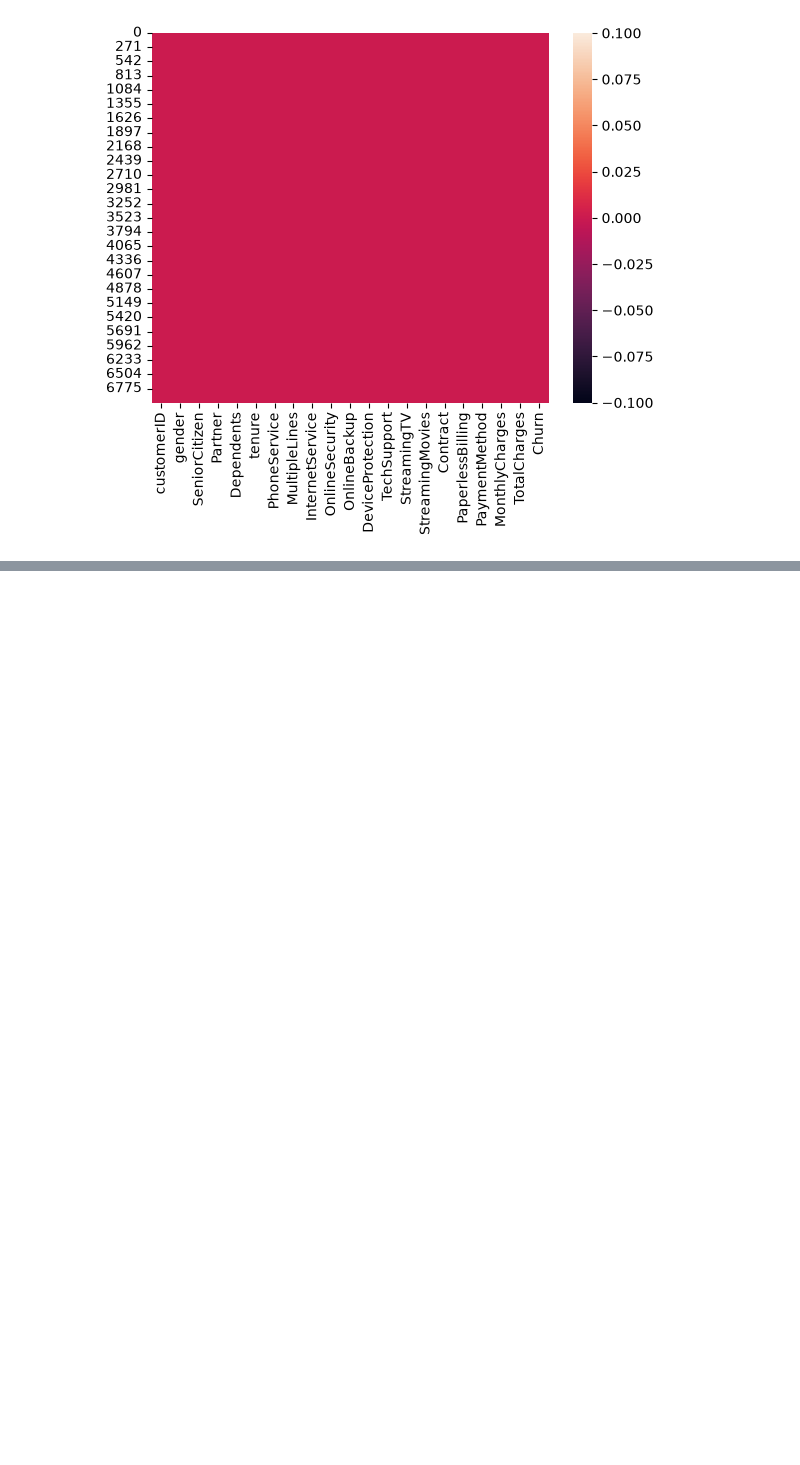
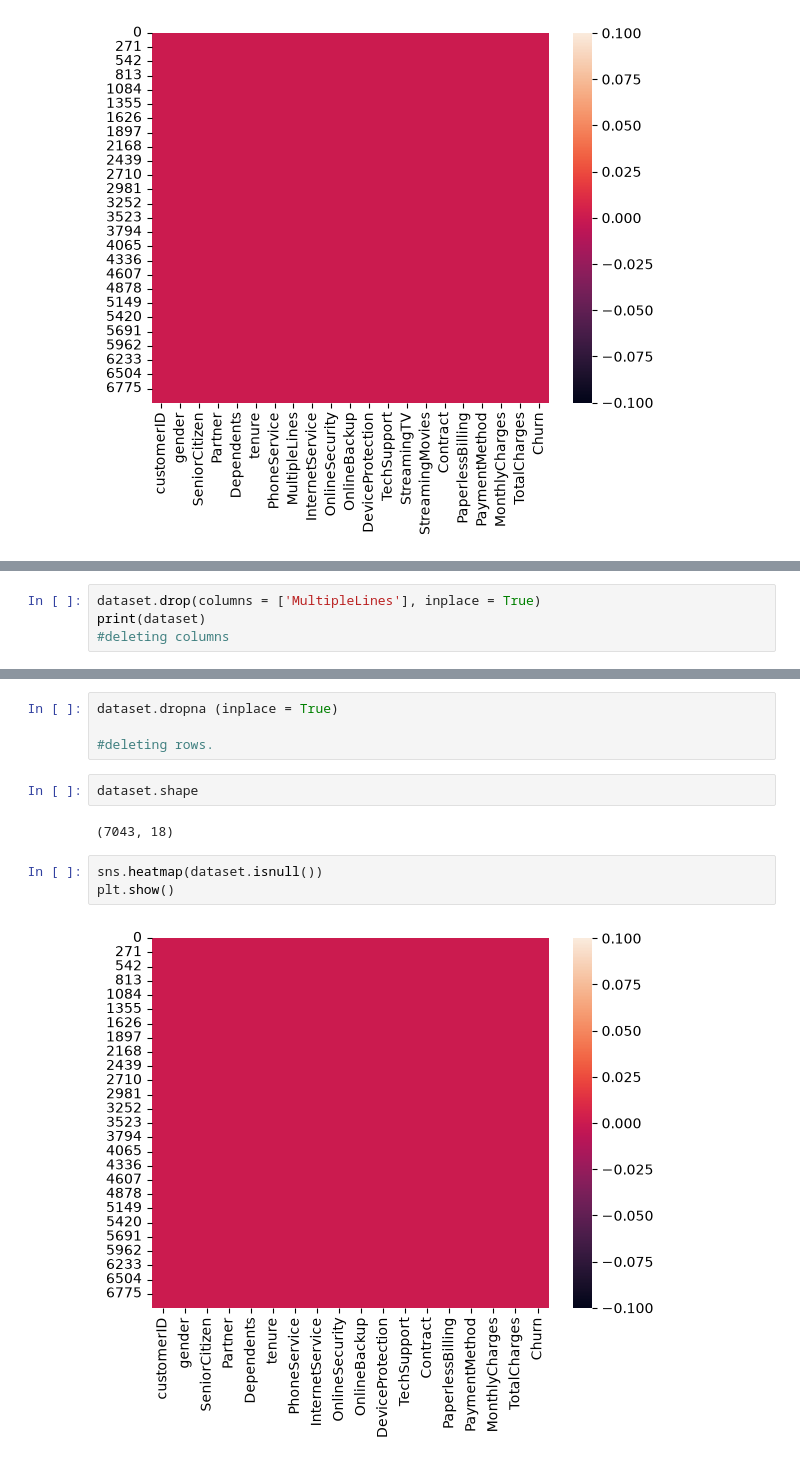
Before and after one commit to anurag-insights/Data-Science-Journey, a Jupyter notebook: day7.ipynb, the cells around one changed output, grey strips where cells are left out. Saved outputs shown, nothing was run; the diff lists cells and outputs as text; blank space fills up the shorter version.

```diff
--- a/day7.ipynb
+++ b/day7.ipynb
@@ -84,0 +76,4 @@ plt.show()
+# %%
+dataset.drop(columns = ['MultipleLines'], inplace = True)
+print(dataset)
+#deleting columns
@@ -84,0 +98,13 @@ plt.show()
+# %%
+dataset.dropna (inplace = True)
+
+#deleting rows.
+# %%
+dataset.shape
+# %% [output]
+(7043, 18)
+# %%
+sns.heatmap(dataset.isnull())
+plt.show()
+# %% [output]
+[figure, added]
```
Also changed, not shown: parts of 6 cells of this notebook.
